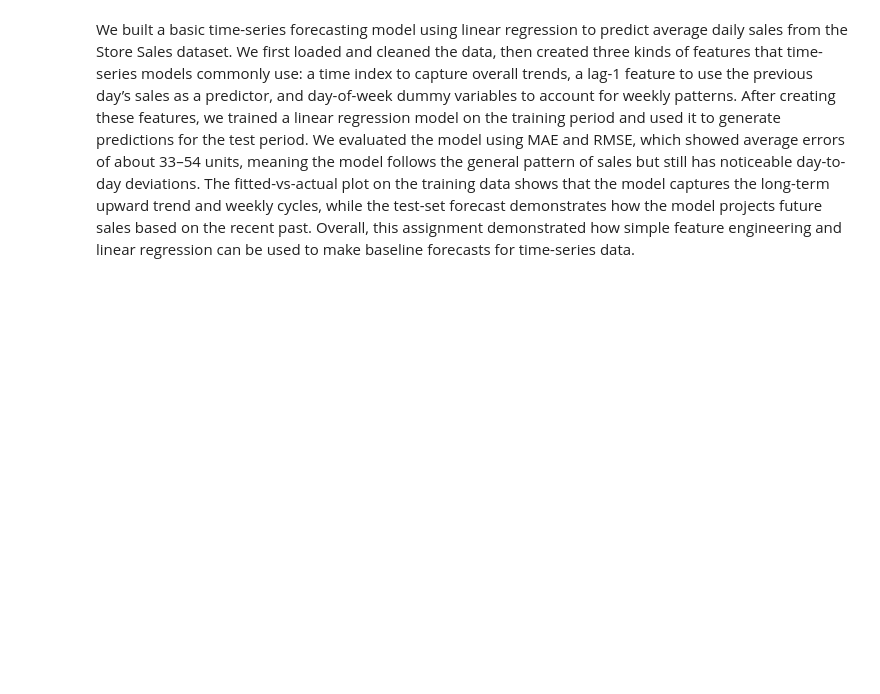
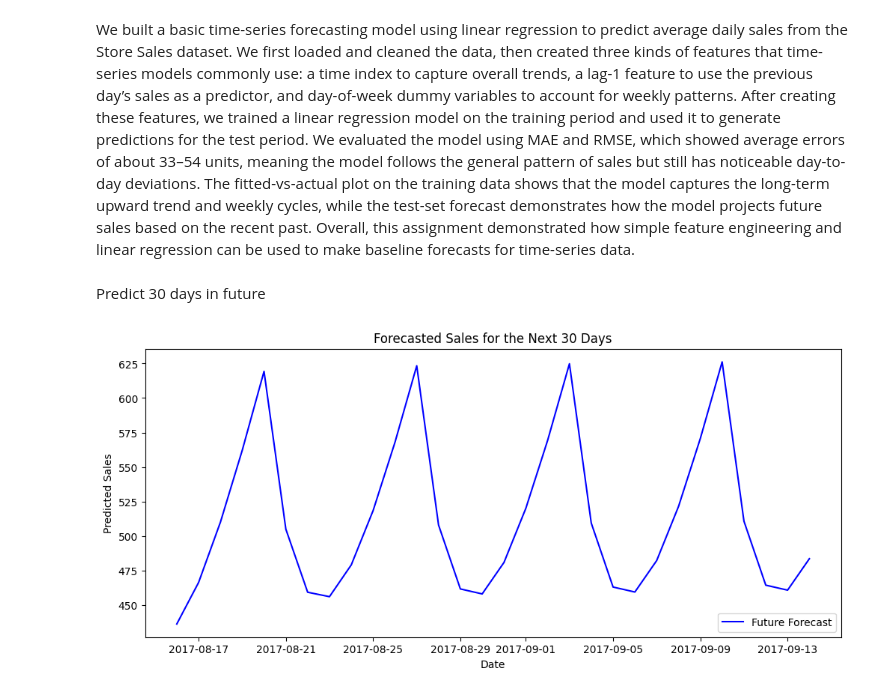
Before and after one commit to pstat197/vignette-linearregression-ts, a Jupyter notebook: vignette.ipynb, the cells around one changed output. Saved outputs shown, nothing was run; the diff lists cells and outputs as text; code cells hidden in the pictures; blank space fills up the shorter version.

```diff
--- a/vignette.ipynb
+++ b/vignette.ipynb
@@ -250,3 +250,5 @@ plt.show()
 [figure]
 # %% [markdown]
 We built a basic time-series forecasting model using linear regression to predict average daily sales from the Store Sales dataset. We first loaded and cleaned the data, then created three kinds of features that time-series models commonly use: a time index to capture overall trends, a lag-1 feature to use the previous day’s sales as a predictor, and day-of-week dummy variables to account for weekly patterns. After creating these features, we trained a linear regression model on the training period and used it to generate predictions for the test period. We evaluated the model using MAE and RMSE, which showed average errors of about 33–54 units, meaning the model follows the general pattern of sales but still has noticeable day-to-day deviations. The fitted-vs-actual plot on the training data shows that the model captures the long-term upward trend and weekly cycles, while the test-set forecast demonstrates how the model projects future sales based on the recent past. Overall, this assignment demonstrated how simple feature engineering and linear regression can be used to make baseline forecasts for time-series data.
+# %% [markdown]
+Predict 30 days in future
@@ -252,0 +299,10 @@ We built a basic time-series forecasting model using linear regression to predic
+# %%
+plt.figure(figsize=(12,5))
+plt.plot(future_pred_series.index.to_timestamp(), future_pred_series, label='Future Forecast', color='blue')
+plt.title("Forecasted Sales for the Next 30 Days")
+plt.xlabel("Date")
+plt.ylabel("Predicted Sales")
+plt.legend()
+plt.show()
+# %% [output]
+[figure, added]
```
Also changed, not shown: parts of 1 cell of this notebook.
